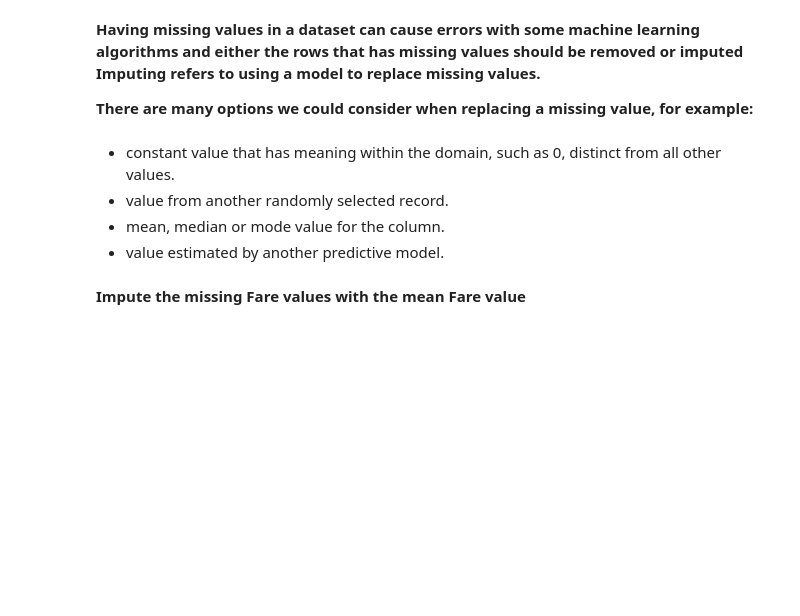
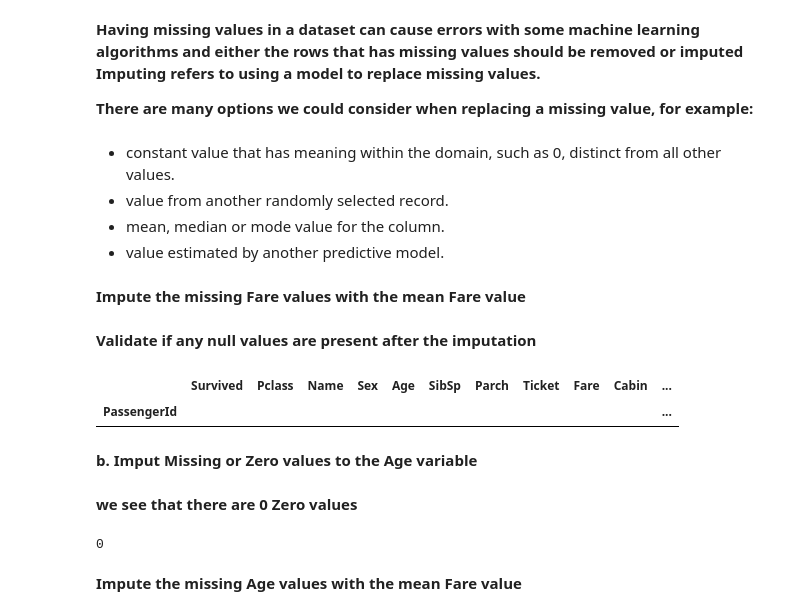
Before and after one commit to Amruthhs/Titanic-Dataset-EDA, a Jupyter notebook: analysis.ipynb, the cells around one changed output. Drawn from its saved outputs; the diff is of its cells as text; code cells hidden in the pictures; blank space fills up the shorter version.

```diff
--- a/analysis.ipynb
+++ b/analysis.ipynb
@@ -337,3 +337,22 @@ Imputing refers to using a model to replace missing values.**
 * value estimated by another predictive model.
 # %% [markdown]
 **Impute the missing Fare values with the mean Fare value**
+# %%
+train.Fare.fillna(train.Fare.mean(),inplace=True)
+# %% [markdown]
+**Validate if any null values are present after the imputation**
+# %%
+train[train.Fare.isnull()]
+# %% [output]
+|  | Survived | Pclass | Name | Sex | Age | SibSp | Parch | Ticket | Fare | Cabin | ... |
+| PassengerId |  |  |  |  |  |  |  |  |  |  | ... |
+# %% [markdown]
+**b. Imput Missing or Zero values to the Age variable**
+# %% [markdown]
+**we see that there are 0 Zero values**
+# %%
+print((train.Age == 0).sum())
+# %% [output]
+0
+# %% [markdown]
+**Impute the missing Age values with the mean Fare value**
```
Also changed, not shown: parts of 34 cells of this notebook, 1 other file.
